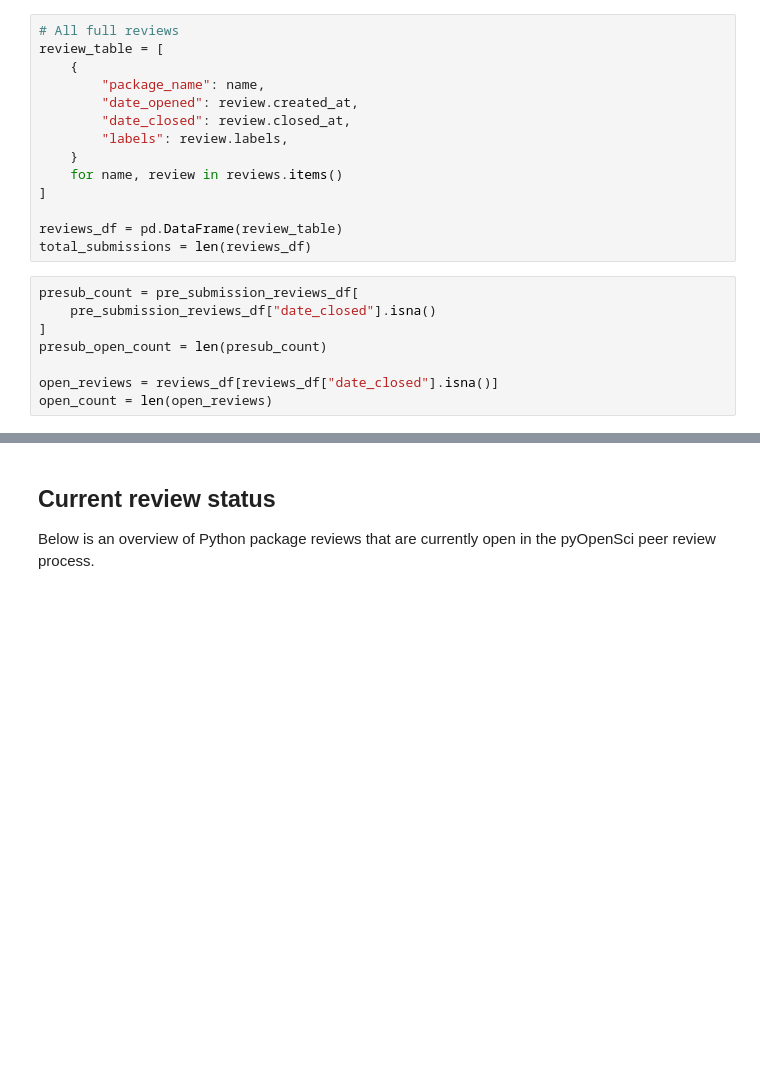
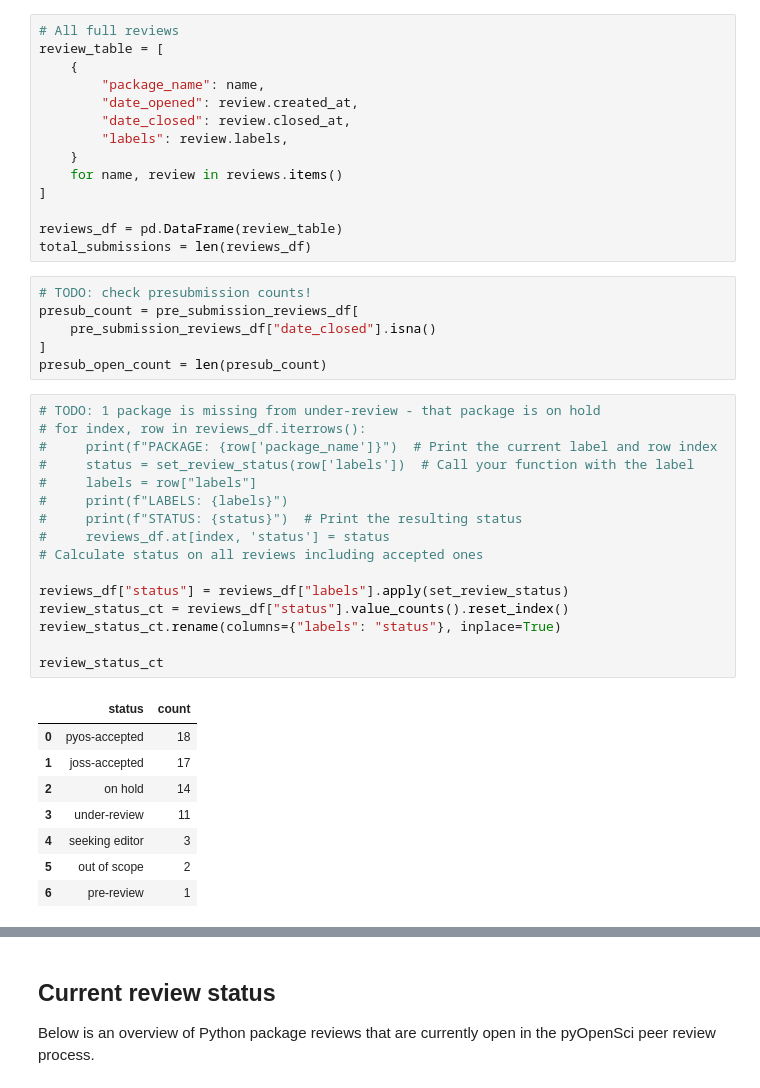
Before and after one commit to pyOpenSci/peer-review-metrics, a Jupyter notebook: review-metrics/pyOpenSci-peer-review-stats.ipynb, the cells around one changed output, grey strips where cells are left out. Saved outputs shown, nothing was run; the diff lists cells and outputs as text; blank space fills up the shorter version.

Commit message:
fix: peer review numbers are more accurate (#38)

```diff
--- a/review-metrics/pyOpenSci-peer-review-stats.ipynb
+++ b/review-metrics/pyOpenSci-peer-review-stats.ipynb
@@ -213,10 +213,33 @@ review_table = [
 reviews_df = pd.DataFrame(review_table)
 total_submissions = len(reviews_df)
 # %%
+# TODO: check presubmission counts!
 presub_count = pre_submission_reviews_df[
     pre_submission_reviews_df["date_closed"].isna()
 ]
 presub_open_count = len(presub_count)
-
-open_reviews = reviews_df[reviews_df["date_closed"].isna()]
-open_count = len(open_reviews)
+# %%
+# TODO: 1 package is missing from under-review - that package is on hold
+# for index, row in reviews_df.iterrows():
+#     print(f"PACKAGE: {row['package_name']}")  # Print the current label and row index
+#     status = set_review_status(row['labels'])  # Call your function with the label
+#     labels = row["labels"]
+#     print(f"LABELS: {labels}")
+#     print(f"STATUS: {status}")  # Print the resulting status
+#     reviews_df.at[index, 'status'] = status
+# Calculate status on all reviews including accepted ones
+
+reviews_df["status"] = reviews_df["labels"].apply(set_review_status)
+review_status_ct = reviews_df["status"].value_counts().reset_index()
+review_status_ct.rename(columns={"labels": "status"}, inplace=True)
+
+review_status_ct
+# %% [output]
+|  | status | count |
+| 0 | pyos-accepted | 18 |
+| 1 | joss-accepted | 17 |
+| 2 | on hold | 14 |
+| 3 | under-review | 11 |
+| 4 | seeking editor | 3 |
+| 5 | out of scope | 2 |
+| 6 | pre-review | 1 |
```
Also changed, not shown: parts of 3 cells of this notebook.
